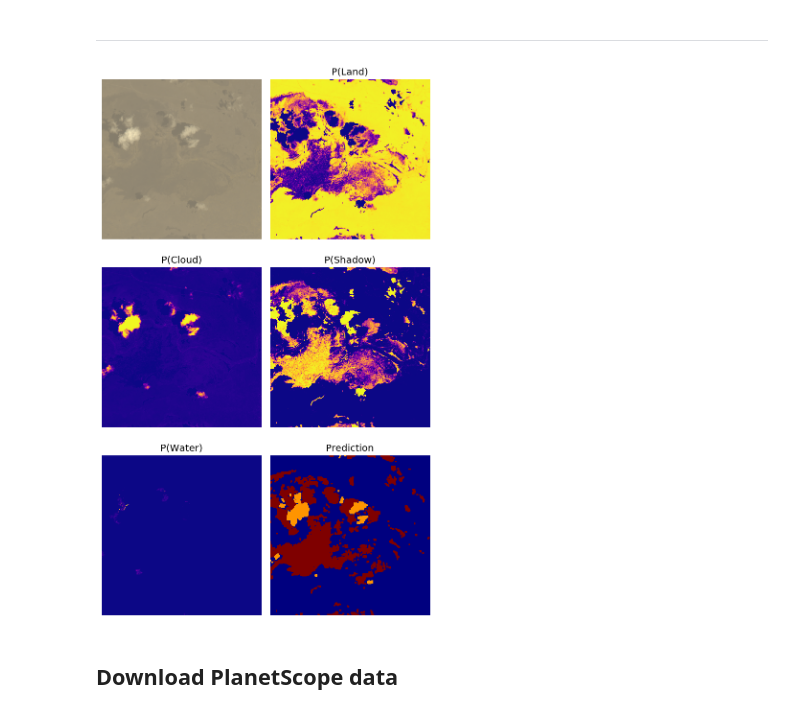
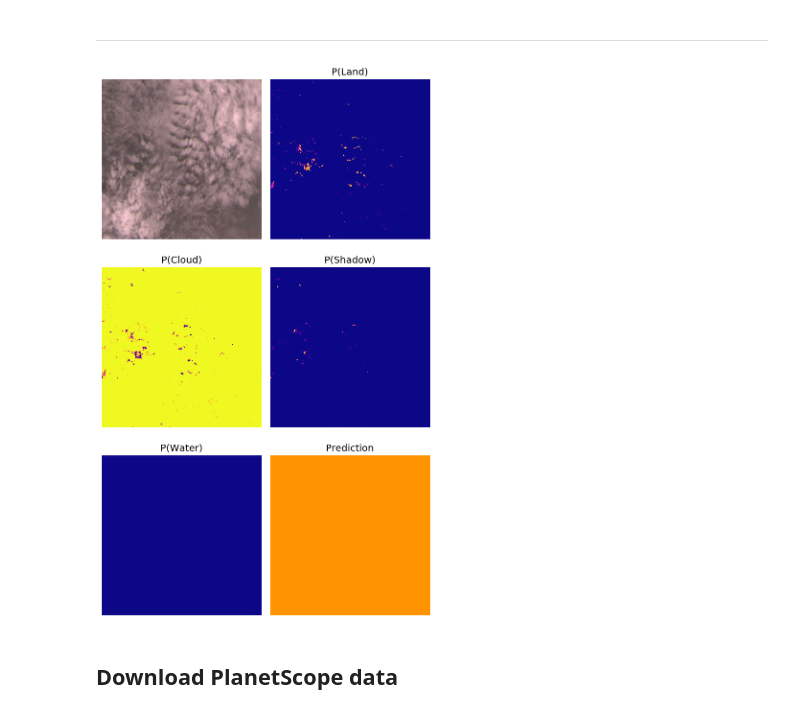
Before and after one commit to jgrss/geowombat, a Jupyter notebook: notebooks/clouds.ipynb, the cells around one changed output. Cells and saved outputs as stored; diff of their text form; code cells hidden in the pictures.

```diff
--- a/notebooks/clouds.ipynb
+++ b/notebooks/clouds.ipynb
@@ -340,9 +330,9 @@ PosixPath('/scratch/rsc8/hardtkel/rapidfires/LW/t55kcu')
 # %%
-date_pos = 2
-wildcard = '*_abbm5.img'
+# date_pos = 2
+# wildcard = '*_abbm5.img'
 
-# date_pos = 3
-# wildcard = '*.tif'
+date_pos = 3
+wildcard = '*.tif'
 
 filenames = fnmatch.filter(os.listdir(rpath_pred.as_posix()), wildcard)
 
@@ -354,22 +344,26 @@ sorted_names = list(zip(*sorted(filename_dict.items())))
 filenames = [rpath_pred.joinpath(fn).as_posix() for fn in list(sorted_names[1])]
 time_names = [datetime.strptime(t, '%Y%m%d') for t in list(sorted_names[0])]
 # %%
-s = 512
-t = 8
-x = 369815.045
-y = 7824527.346
+sensor = 'l8l7' # 'l7pan'
+s = 256
+t = 100
+x = 425852.095
+y = 795067.820
 
-with gw.config.update(sensor='s2l7'):
+with gw.config.update(sensor=sensor):
 
     with gw.open(filenames[:t],
                  time_names=time_names[:t],
                  chunks=512,
                  num_threads=8) as ds:
 
-        dss = gw.subset(ds, left=x, top=y, rows=s, cols=s)
+        crs = ds.crs
+        transform = ds.transform
 
-        test = dss.astype('float64').data.compute()
+        #dss = gw.subset(ds, left=x, top=y, rows=s, cols=s)
+
+        test = ds.astype('float64').data.compute()
 # %%
-model = CloudClassifier()
-model.from_file('/scratch/rsc4/graesser/temp/clouds.model')
-pred = model.predict_probas(test, 's2l7')
+# model = CloudClassifier()
+# model.from_file('/scratch/rsc4/graesser/temp/clouds.model')
+pred = model.predict_probas(test, 'l7')
@@ -398,19 +428,23 @@ pred.shape
 # %%
 fig, axes = plt.subplots(3, 2, dpi=120, figsize=(6, 10))
 
-pthresh = 0.7
+pthresh = 0.1
 
-tplot = 2
-cplot = 4
+tplot = 1
+# cplot = 4
 
 classes = ['l', 'u', 'w', 'c', 's']
 
 # Time n, mean over bands
+# rgb = np.squeeze(test[tplot].copy())
+# rgb = rescale_intensity(rgb, out_range=(np.percentile(rgb, 5), np.percentile(rgb, 95)))
+
 rgb = test[tplot][:3].copy()
 for i in range(0, 3):
     rgb[i] = rescale_intensity(rgb[i], out_range=(np.percentile(rgb[i], 5), np.percentile(rgb[i], 95)))
 rgb = rgb.transpose(1, 2, 0)
 rgb = rgb[..., ::-1]
+
 rgb /= rgb.max()
 
 axes[0][0].imshow(rgb)
@@ -425,35 +459,36 @@ axes[1][0].imshow(pred[tplot][classes.index('c')], vmin=0, vmax=1, cmap='plasma'
 axes[1][0].set_title('P(Cloud)')
 axes[1][0].axis('off')
 
 axes[1][1].imshow(pred[tplot][classes.index('s')], vmin=0, vmax=1, cmap='plasma')
 axes[1][1].set_title('P(Shadow)')
 axes[1][1].axis('off')
 
 axes[2][0].imshow(pred[tplot][classes.index('w')], vmin=0, vmax=1, cmap='plasma')
 axes[2][0].set_title('P(Water)')
 axes[2][0].axis('off')
 
-pred_int = pred[tplot].argmax(axis=0) + 1
+pred_int = np.where(pred[tplot][classes.index('c')] >= pthresh, classes.index('c')+1, pred[tplot].argmax(axis=0) + 1)
+# pred_int = pred[tplot].argmax(axis=0) + 1
 
 # pred_int = np.where((amax == classes.index('c')) & (pred[tplot][classes.index('c')] > pthresh), 1,
 #                     np.where((amax == classes.index('s')) & (pred[tplot][classes.index('s')] > pthresh), 2, 0))
 
 kernel_cross = np.array([[0, 1, 0], [1, 1, 1], [0, 1, 0]], dtype='uint8')
 kernel_square = np.array([[1, 1, 1], [1, 1, 1], [1, 1, 1]], dtype='uint8')
 # pred_int = cv2.morphologyEx(np.uint8(pred_int), cv2.MORPH_OPEN, kernel)
 # pred_int = cv2.dilate(np.uint8(pred_int), kernel, iterations=2)
 pred_int = cv2.erode(np.uint8(pred_int), kernel_square, iterations=1)
 pred_int = cv2.dilate(np.uint8(pred_int), kernel_square, iterations=2)
 
 axes[2][1].imshow(pred_int, vmin=1, vmax=5, cmap='jet')
 axes[2][1].set_title('Prediction')
 axes[2][1].axis('off')
 
 plt.tight_layout()
 
 plt.show()
 # %% [output]
-[figure, old version]
+[figure, new version]
 # %% [markdown]
 ## Download PlanetScope data
 # %%
```
Also changed, not shown: parts of 16 cells of this notebook, 6 other files.
